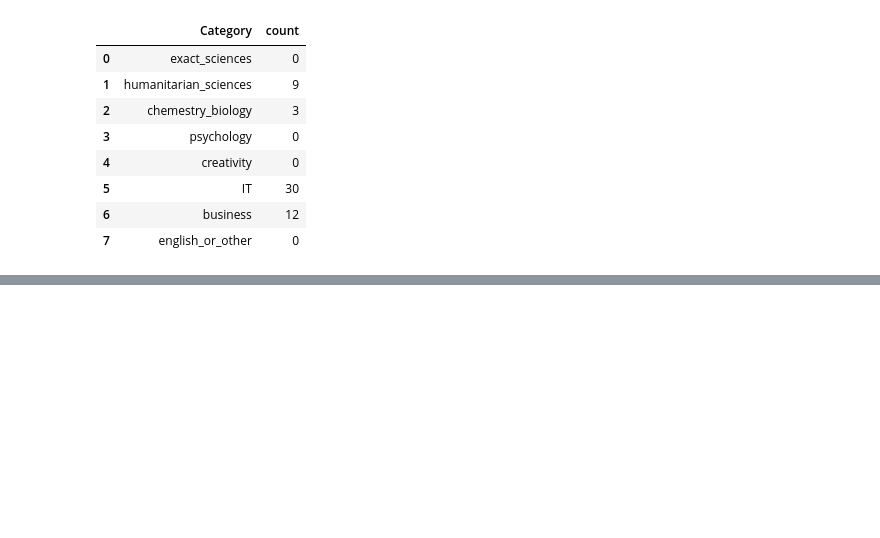
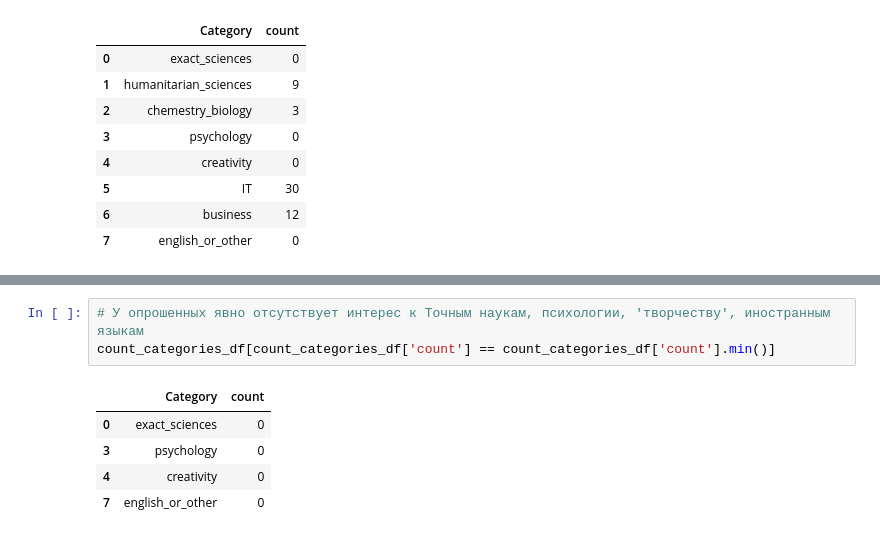
Before and after one commit to elijahmylcev/analysis_GS, a Jupyter notebook: Analysis.ipynb, the cells around one changed output, grey strips where cells are left out. Cells and saved outputs as stored; diff of their text form; blank space fills up the shorter version.

```diff
--- a/Analysis.ipynb
+++ b/Analysis.ipynb
@@ -167,0 +174,9 @@ count_categories_df
+# %%
+# У опрошенных явно отсутствует интерес к Точным наукам, психологии, 'творчеству', иностранным языкам
+count_categories_df[count_categories_df['count'] == count_categories_df['count'].min()]
+# %% [output]
+|  | Category | count |
+| 0 | exact_sciences | 0 |
+| 3 | psychology | 0 |
+| 4 | creativity | 0 |
+| 7 | english_or_other | 0 |
```
Also changed, not shown: parts of 1 cell of this notebook.
